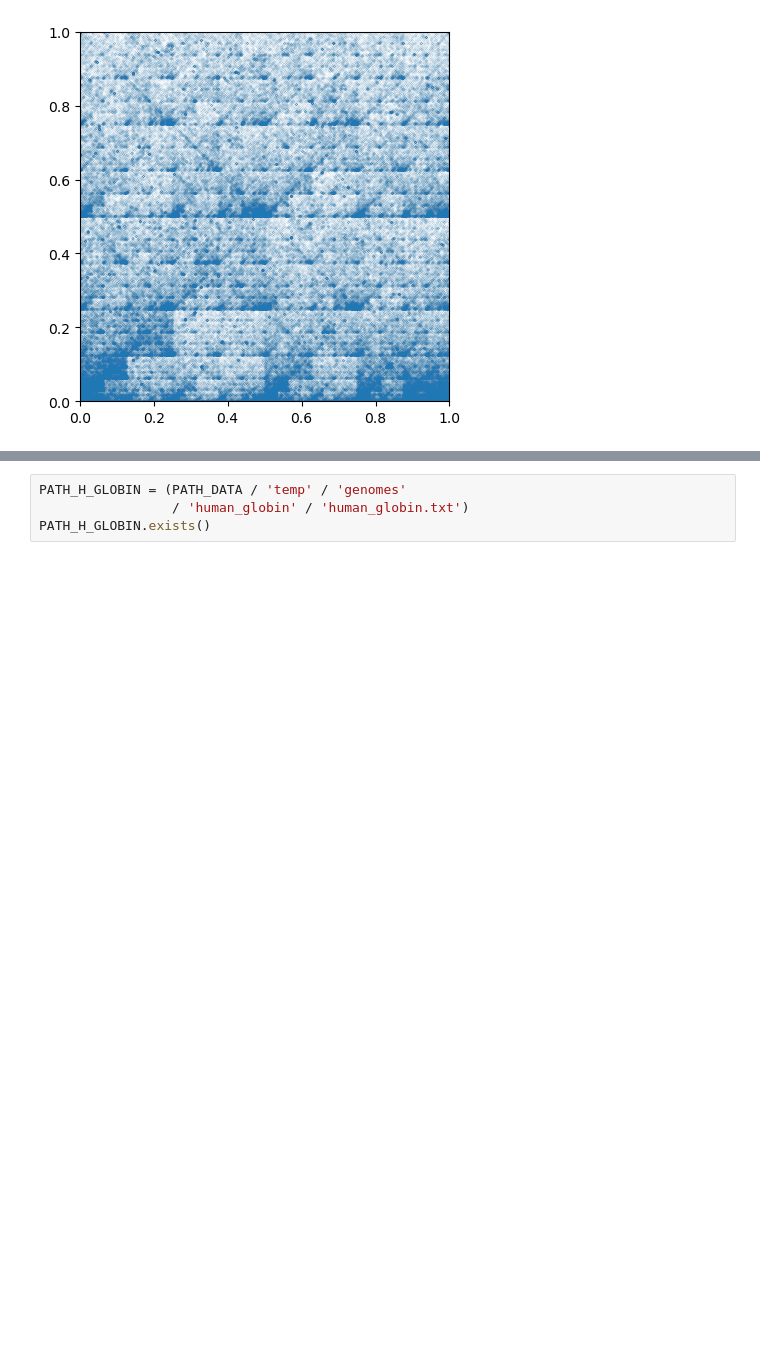
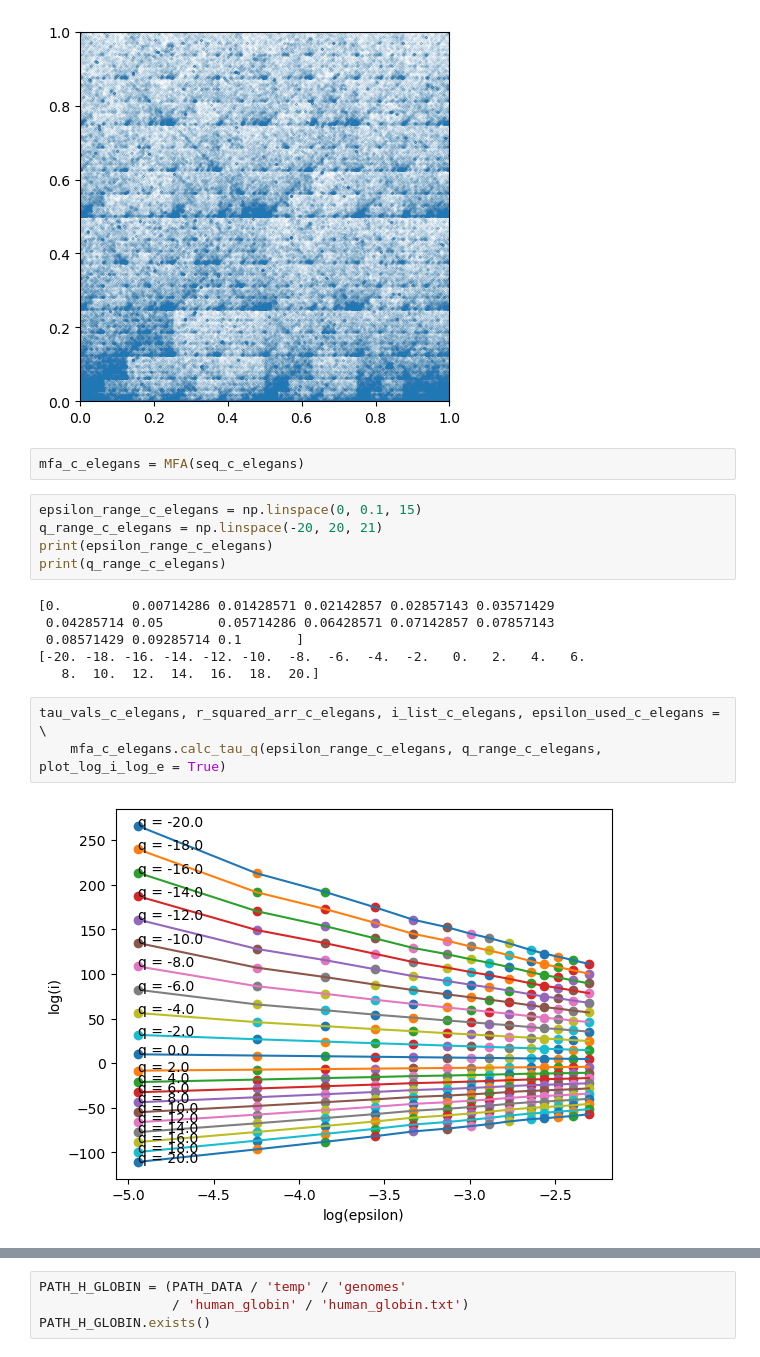
Before and after one commit to DiegoFLM/Analysis-of-microbial-genomes--MFA-GC-content-lifestyle-and-human-microbiome, a Jupyter notebook: notebooks_and_info/MFA_code/cgr_nb.ipynb, the cells around one changed output, grey strips where cells are left out. Cells and saved outputs as stored; diff of their text form; blank space fills up the shorter version.

```diff
--- a/notebooks_and_info/MFA_code/cgr_nb.ipynb
+++ b/notebooks_and_info/MFA_code/cgr_nb.ipynb
@@ -216,3 +206,21 @@ seq_c_elegans = seq_c_elegans.replace('\n', '').upper()
 MFA.cgr_tuples_plot(MFA.cgr_tuples(seq_c_elegans), 0.001)
 # %% [output]
 [figure]
+# %%
+mfa_c_elegans = MFA(seq_c_elegans)
+# %%
+epsilon_range_c_elegans = np.linspace(0, 0.1, 15)
+q_range_c_elegans = np.linspace(-20, 20, 21)
+print(epsilon_range_c_elegans)
+print(q_range_c_elegans)
+# %% [output]
+[0.         0.00714286 0.01428571 0.02142857 0.02857143 0.03571429
+ 0.04285714 0.05       0.05714286 0.06428571 0.07142857 0.07857143
+ 0.08571429 0.09285714 0.1       ]
+[-20. -18. -16. -14. -12. -10.  -8.  -6.  -4.  -2.   0.   2.   4.   6.
+   8.  10.  12.  14.  16.  18.  20.]
+# %%
+tau_vals_c_elegans, r_squared_arr_c_elegans, i_list_c_elegans, epsilon_used_c_elegans = \
+    mfa_c_elegans.calc_tau_q(epsilon_range_c_elegans, q_range_c_elegans, plot_log_i_log_e = True)
+# %% [output]
+[figure, added]
```
Also changed, not shown: parts of 23 cells of this notebook, 1 other file.
